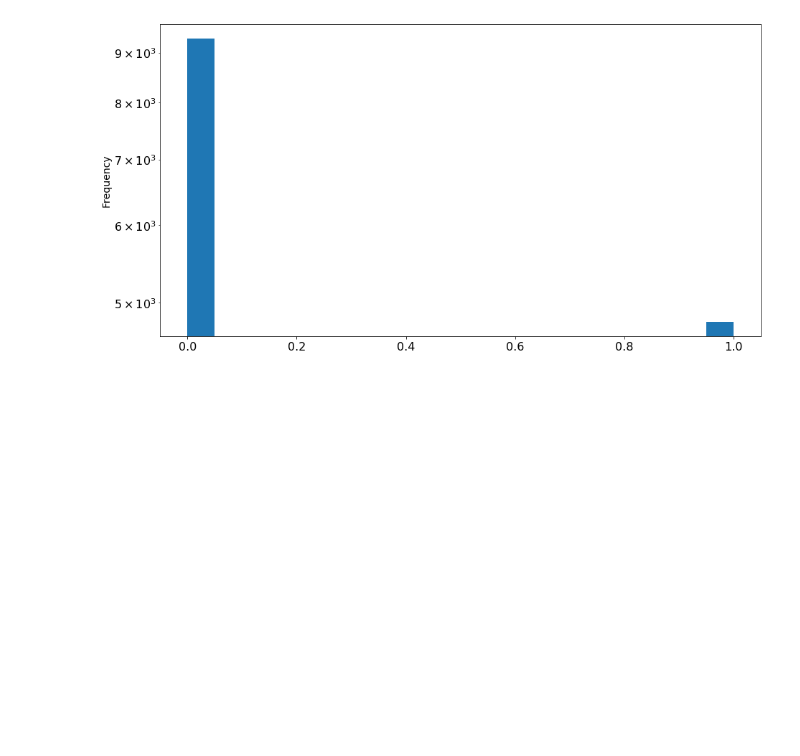
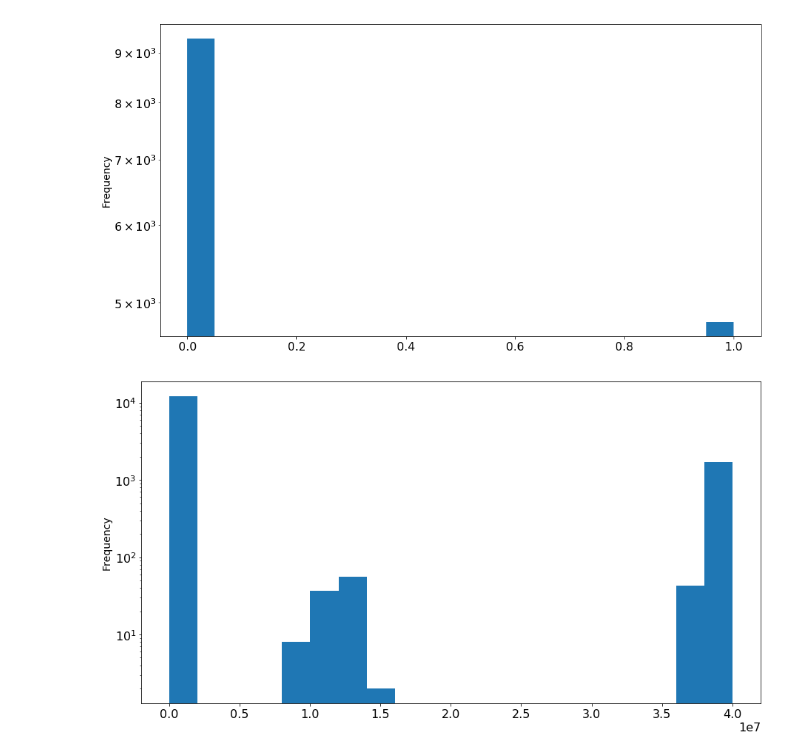
Before and after one commit to merveince92/RPCTriggerRateMonitoringWithML, a Jupyter notebook: inst_lumi_extractor.ipynb, the cells around one changed output. Cells and saved outputs as stored; diff of their text form; code cells hidden in the pictures; blank space fills up the shorter version.

```diff
--- a/inst_lumi_extractor.ipynb
+++ b/inst_lumi_extractor.ipynb
@@ -825,3 +896,7 @@ get_roc_curve(layers_test, [["Neural Network", "ann_score"]], (specificity_ann,
 layers_test["ann_score"].plot.hist(bins=20, logy=True);
 # %% [output]
 [figure]
+# %%
+layers_test["cae_score"].plot.hist(bins=20, logy=True);
+# %% [output]
+[figure, added]
```
Also changed, not shown: parts of 16 cells of this notebook.
